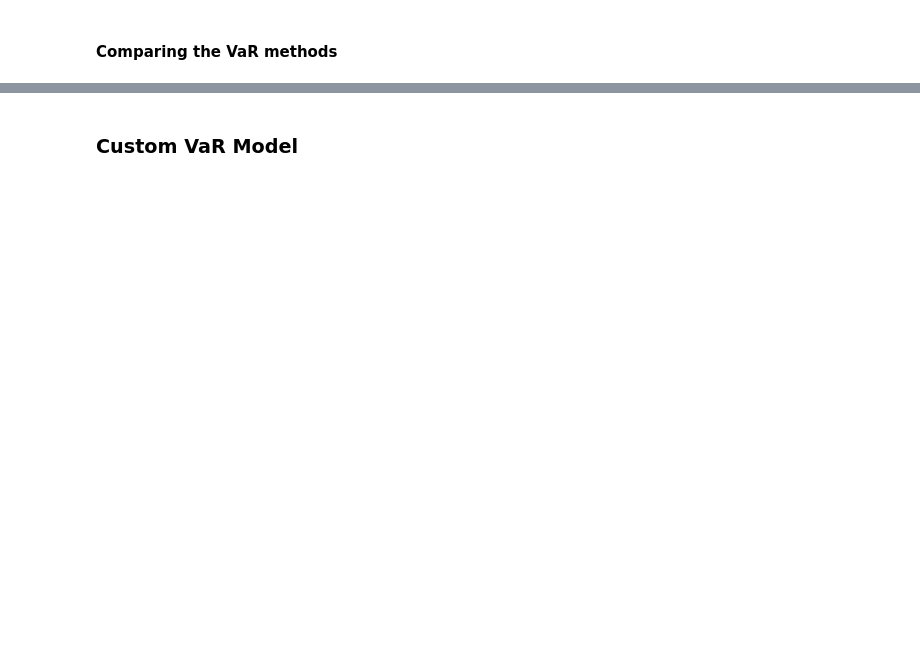
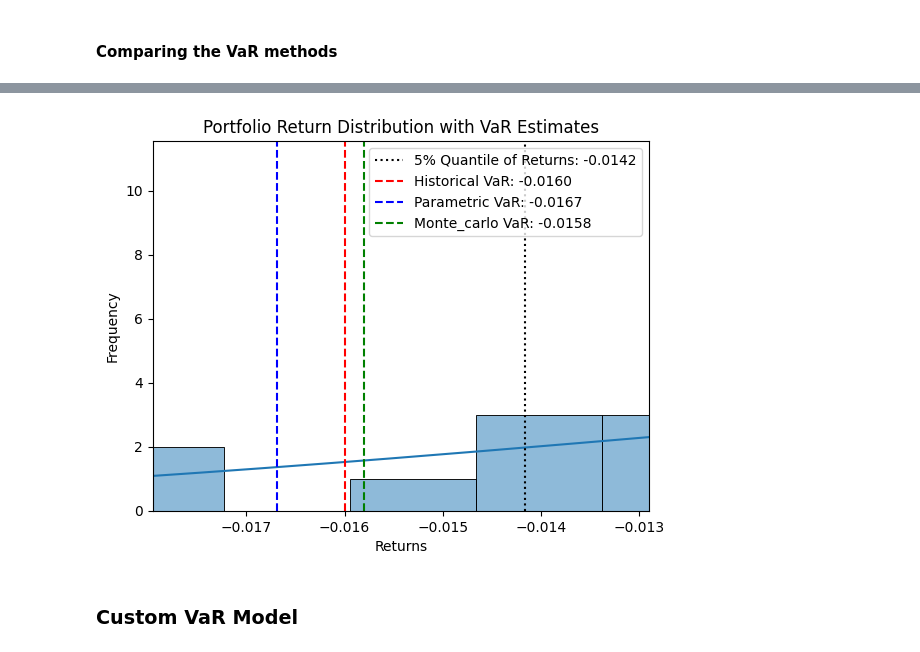
Before and after one commit to mairovitzmario/value-at-risk, a Jupyter notebook: api/research.ipynb, the cells around one changed output, grey strips where cells are left out. Drawn from its saved outputs; the diff is of its cells as text; code cells hidden in the pictures; blank space fills up the shorter version.

```diff
--- a/api/research.ipynb
+++ b/api/research.ipynb
@@ -165,0 +210,11 @@ test_portfolios[0]
+# %%
+values_at_risk = []
+for portofolio in portofolios:
+    var = VaR(portofolio, confidence_level=0.95)
+    values_at_risk.append(
+        {
+            "historical": -var.calculate_historical_var()['relative'],
+            "parametric": -var.calculate_parametric_var()['relative'],
+            "monte_carlo": -var.calculate_monte_carlo_var()['relative'],
+        }
+    )
@@ -166,3 +241,47 @@ test_portfolios[0]
+# %%
+
+
+def show_portfolio_distribution_with_vars(returns, var_dict, quantile=0.05):
+    # Plot the distribution with histogram and KDE
+    sns.histplot(returns, bins=50, kde=True)
+
+    # Plot the base quantile (for reference)
+    base_quantile = returns.quantile(quantile)
+    plt.axvline(base_quantile, color='black', linestyle='dotted',
+                label=f'{quantile*100:.0f}% Quantile of Returns: {base_quantile:.4f}')
+
+    # Define a unique color for each VaR method
+    colors = {
+        "historical": "red",
+        "parametric": "blue",
+        "monte_carlo": "green"
+    }
+
+    # Plot a vertical line for each VaR method
+    for method, var_value in var_dict.items():
+        plt.axvline(var_value, color=colors.get(method, "gray"), linestyle='dashed',
+                    label=f'{method.capitalize()} VaR: {var_value:.4f}')
+
+    # Determine the range to zoom in on the vertical lines
+    # Get minimum and maximum of base quantile and all VaR values
+    values = [base_quantile] + list(var_dict.values())
+    min_val, max_val = min(values), max(values)
+
+    # Calculate margin: you can adjust this multiplier to zoom in/out as desired
+    margin = (max_val - min_val) * 0.5
+    plt.xlim(min_val - margin, max_val + margin)
+
+    plt.xlabel('Returns')
+    plt.ylabel('Frequency')
+    plt.title('Portfolio Return Distribution with VaR Estimates')
+    plt.legend()
+    plt.show()
+
+# Example usage (ensure returns is a Series and values_at_risk is defined appropriately):
+index = 5
+show_portfolio_distribution_with_vars(returns[index]['portofolio'], values_at_risk[index], quantile=0.05)
+# %% [output]
+[figure, added]
 # %% [markdown]
 ### Custom VaR Model
 # %%
```
Also changed, not shown: parts of 11 cells of this notebook, 2 other files.
